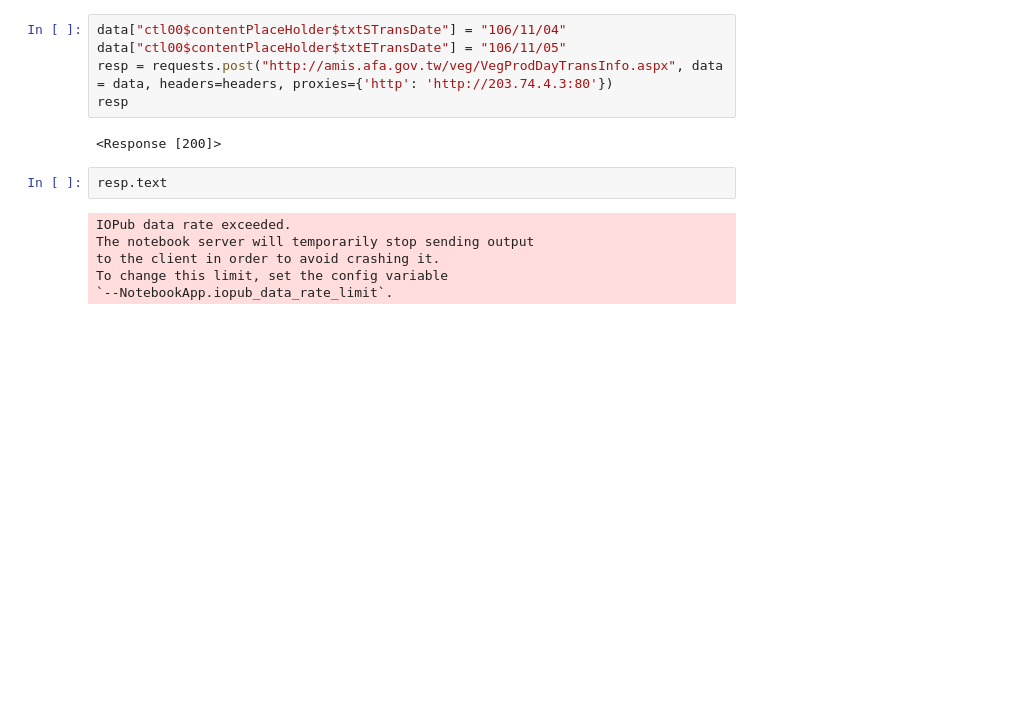
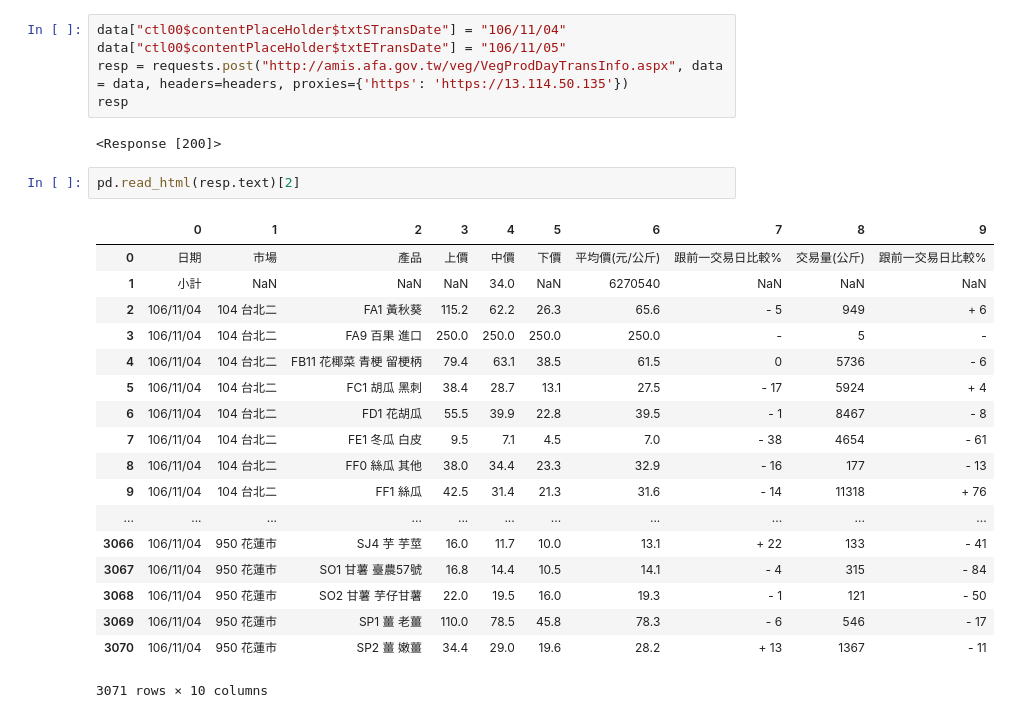
Before and after one commit to muilee/crawler, a Jupyter notebook: Agricultural_proxy.ipynb, the cells around one changed output. Drawn from its saved outputs; the diff is of its cells as text; blank space fills up the shorter version.

```diff
--- a/Agricultural_proxy.ipynb
+++ b/Agricultural_proxy.ipynb
@@ -43,15 +43,28 @@ data = {line.split(":")[0]: line.split(":")[1] for line in data_form.split()}
 # %%
 data["ctl00$contentPlaceHolder$txtSTransDate"] = "106/11/04"
 data["ctl00$contentPlaceHolder$txtETransDate"] = "106/11/05"
-resp = requests.post("http://amis.afa.gov.tw/veg/VegProdDayTransInfo.aspx", data = data, headers=headers, proxies={'http': 'http://203.74.4.3:80'})
+resp = requests.post("http://amis.afa.gov.tw/veg/VegProdDayTransInfo.aspx", data = data, headers=headers, proxies={'https': 'https://13.114.50.135'})
 resp
 # %% [output]
 <Response [200]>
-# %%
-resp.text
-# %% [output]
-IOPub data rate exceeded.
-The notebook server will temporarily stop sending output
-to the client in order to avoid crashing it.
-To change this limit, set the config variable
-`--NotebookApp.iopub_data_rate_limit`.
+# %%
+pd.read_html(resp.text)[2]
+# %% [output]
+|  | 0 | 1 | 2 | 3 | 4 | 5 | 6 | 7 | 8 | 9 |
+| 0 | 日期 | 市場 | 產品 | 上價 | 中價 | 下價 | 平均價(元/公斤) | 跟前一交易日比較% | 交易量(公斤) | 跟前一交易日比較% |
+| 1 | 小計 | NaN | NaN | NaN | 34.0 | NaN | 6270540 | NaN | NaN | NaN |
+| 2 | 106/11/04 | 104 台北二 | FA1 黃秋葵 | 115.2 | 62.2 | 26.3 | 65.6 | - 5 | 949 | + 6 |
+| 3 | 106/11/04 | 104 台北二 | FA9 百果 進口 | 250.0 | 250.0 | 250.0 | 250.0 | - | 5 | - |
+| 4 | 106/11/04 | 104 台北二 | FB11 花椰菜 青梗 留梗柄 | 79.4 | 63.1 | 38.5 | 61.5 | 0 | 5736 | - 6 |
+| 5 | 106/11/04 | 104 台北二 | FC1 胡瓜 黑刺 | 38.4 | 28.7 | 13.1 | 27.5 | - 17 | 5924 | + 4 |
+| 6 | 106/11/04 | 104 台北二 | FD1 花胡瓜 | 55.5 | 39.9 | 22.8 | 39.5 | - 1 | 8467 | - 8 |
+| 7 | 106/11/04 | 104 台北二 | FE1 冬瓜 白皮 | 9.5 | 7.1 | 4.5 | 7.0 | - 38 | 4654 | - 61 |
+| 8 | 106/11/04 | 104 台北二 | FF0 絲瓜 其他 | 38.0 | 34.4 | 23.3 | 32.9 | - 16 | 177 | - 13 |
+| 9 | 106/11/04 | 104 台北二 | FF1 絲瓜 | 42.5 | 31.4 | 21.3 | 31.6 | - 14 | 11318 | + 76 |
+| ... | ... | ... | ... | ... | ... | ... | ... | ... | ... | ... |
+| 3066 | 106/11/04 | 950 花蓮市 | SJ4 芋 芋莖 | 16.0 | 11.7 | 10.0 | 13.1 | + 22 | 133 | - 41 |
+| 3067 | 106/11/04 | 950 花蓮市 | SO1 甘薯 臺農57號 | 16.8 | 14.4 | 10.5 | 14.1 | - 4 | 315 | - 84 |
+| 3068 | 106/11/04 | 950 花蓮市 | SO2 甘薯 芋仔甘薯 | 22.0 | 19.5 | 16.0 | 19.3 | - 1 | 121 | - 50 |
+| 3069 | 106/11/04 | 950 花蓮市 | SP1 薑 老薑 | 110.0 | 78.5 | 45.8 | 78.3 | - 6 | 546 | - 17 |
+| 3070 | 106/11/04 | 950 花蓮市 | SP2 薑 嫩薑 | 34.4 | 29.0 | 19.6 | 28.2 | + 13 | 1367 | - 11 |
+3071 rows × 10 columns
```
Also changed, not shown: 22 other files.
